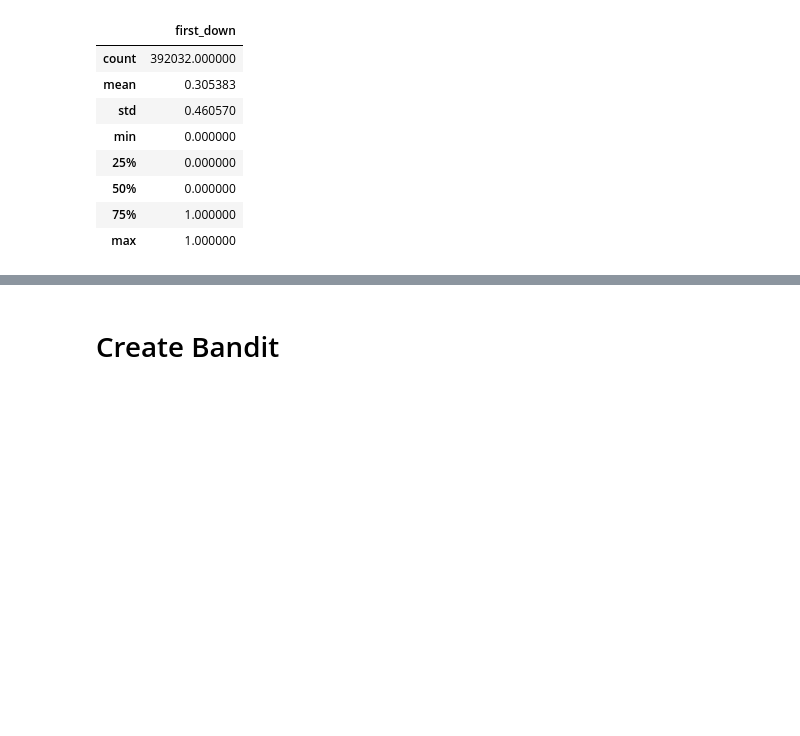
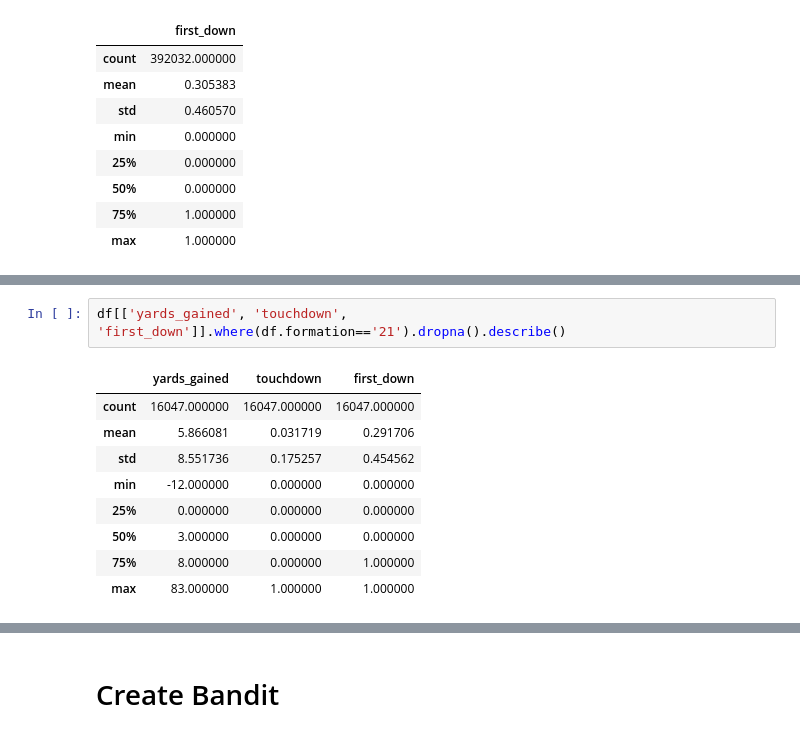
Before and after one commit to mchawla33/w210-capstone, a Jupyter notebook: notebooks/ContextualBandit.ipynb, the cells around one changed output, grey strips where cells are left out. Cells and saved outputs as stored; diff of their text form; blank space fills up the shorter version.

```diff
--- a/notebooks/ContextualBandit.ipynb
+++ b/notebooks/ContextualBandit.ipynb
@@ -266,0 +277,12 @@ df[['first_down']].describe()
+# %%
+df[['yards_gained', 'touchdown', 'first_down']].where(df.formation=='21').dropna().describe()
+# %% [output]
+|  | yards_gained | touchdown | first_down |
+| count | 16047.000000 | 16047.000000 | 16047.000000 |
+| mean | 5.866081 | 0.031719 | 0.291706 |
+| std | 8.551736 | 0.175257 | 0.454562 |
+| min | -12.000000 | 0.000000 | 0.000000 |
+| 25% | 0.000000 | 0.000000 | 0.000000 |
+| 50% | 3.000000 | 0.000000 | 0.000000 |
+| 75% | 8.000000 | 0.000000 | 1.000000 |
+| max | 83.000000 | 1.000000 | 1.000000 |
```
Also changed, not shown: parts of 16 cells of this notebook.
